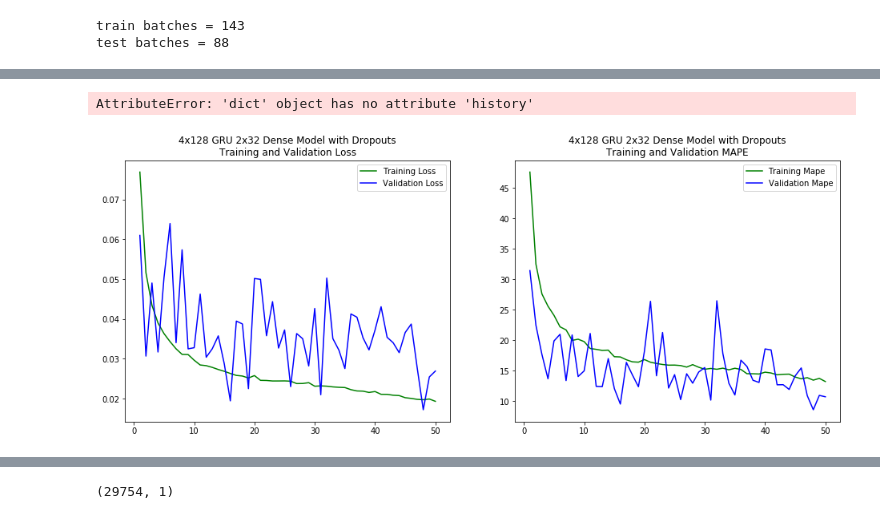
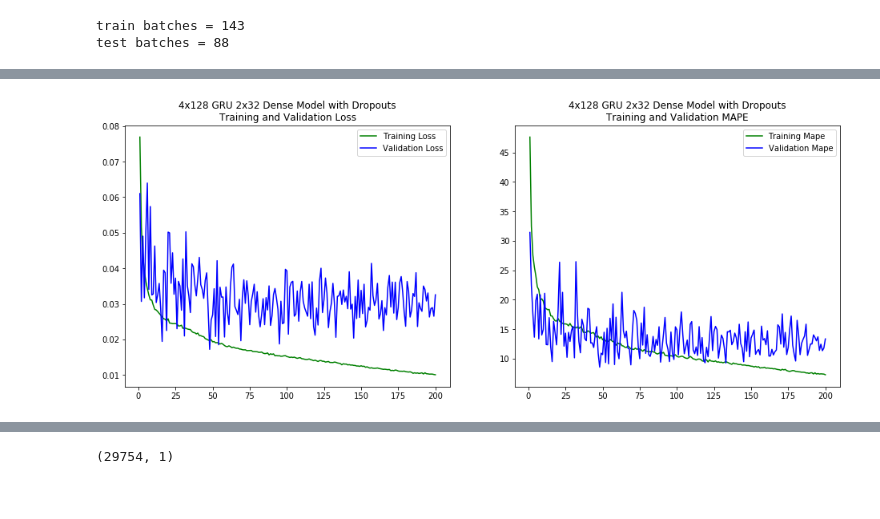
Before and after one commit to tkokkeng/KE5105-Time-Series-Forecasting, a Jupyter notebook: modelling/model7.ipynb, the cells around one changed output, grey strips where cells are left out. Cells and saved outputs as stored; diff of their text form; code cells hidden in the pictures.

Commit message:
4x128 GRU, 2x32 dense with dropouts 1x0.1/0.1

```diff
--- a/modelling/model7.ipynb
+++ b/modelling/model7.ipynb
@@ -1070,9 +1069,9 @@ test batches = 88
 # %%
 # Temporary - to remove after training is completed
 # Load previous history
-with open(os.path.join('models', 'base-4x128gru-2x32dense-dropout1x0101-histories.pkl'), 'rb') as infile:
+with open(os.path.join('models', 'base-4x128gru-2x32dense-dropout1x0101-histories-epch150.pkl'), 'rb') as infile:
     histories = pickle.load(infile)
 # Load previous model
 from keras.models import load_model
-model = load_model(os.path.join('models', 'base-4x128gru-2x32dense-dropout1x0101.h5'))
+model = load_model(os.path.join('models', 'base-4x128gru-2x32dense-dropout1x0101-epch150.h5'))
 model.summary()
@@ -1103,3 +1119,0 @@ Training Duration = 1:06:59.066984
-# %%
-with open(os.path.join('models', 'base-4x128gru-2x32dense-dropout1x0101-histories-epch50.pkl'), 'rb') as infile:
-    histories = pickle.load(infile)
@@ -1126,37 +1120,35 @@ history
 # %%
 # histories = [] # for first training session
 histories.append(history.history)
-# %% [output]
-AttributeError: 'dict' object has no attribute 'history'
 # %%
 train_loss = []
 val_loss = []
 train_mape = []
 val_mape = []
-for history in histories:
-    for a_loss in history['loss']:
+for h in histories:
+    for a_loss in h['loss']:
         train_loss.append(a_loss)
-    for a_loss in history['val_loss']:
+    for a_loss in h['val_loss']:
         val_loss.append(a_loss)
-    for a_mape in history['mean_absolute_percentage_error']:
+    for a_mape in h['mean_absolute_percentage_error']:
         train_mape.append(a_mape)
-    for a_mape in history['val_mean_absolute_percentage_error']:
+    for a_mape in h['val_mean_absolute_percentage_error']:
         val_mape.append(a_mape)
 epochs = range(1, len(train_loss) + 1)
 plt.figure(figsize=(16, 6))
 plt.subplot(121)
 plt.plot(epochs, train_loss, 'g', label='Training Loss')
 plt.plot(epochs, val_loss, 'b', label='Validation Loss')
 plt.title('4x128 GRU 2x32 Dense Model with Dropouts\nTraining and Validation Loss')
 plt.legend()
 plt.subplot(122)
 plt.plot(epochs, train_mape, 'g', label='Training Mape')
 plt.plot(epochs, val_mape, 'b', label='Validation Mape')
 plt.title('4x128 GRU 2x32 Dense Model with Dropouts\nTraining and Validation MAPE')
 plt.legend()
 plt.show()
 # %% [output]
-[figure, old version]
+[figure, new version]
 # %%
 print('Train min loss = %f\nValidation min loss = %f\nValidation min epoch = %d' %
       (min(train_loss),
```
Also changed, not shown: parts of 9 cells of this notebook.
